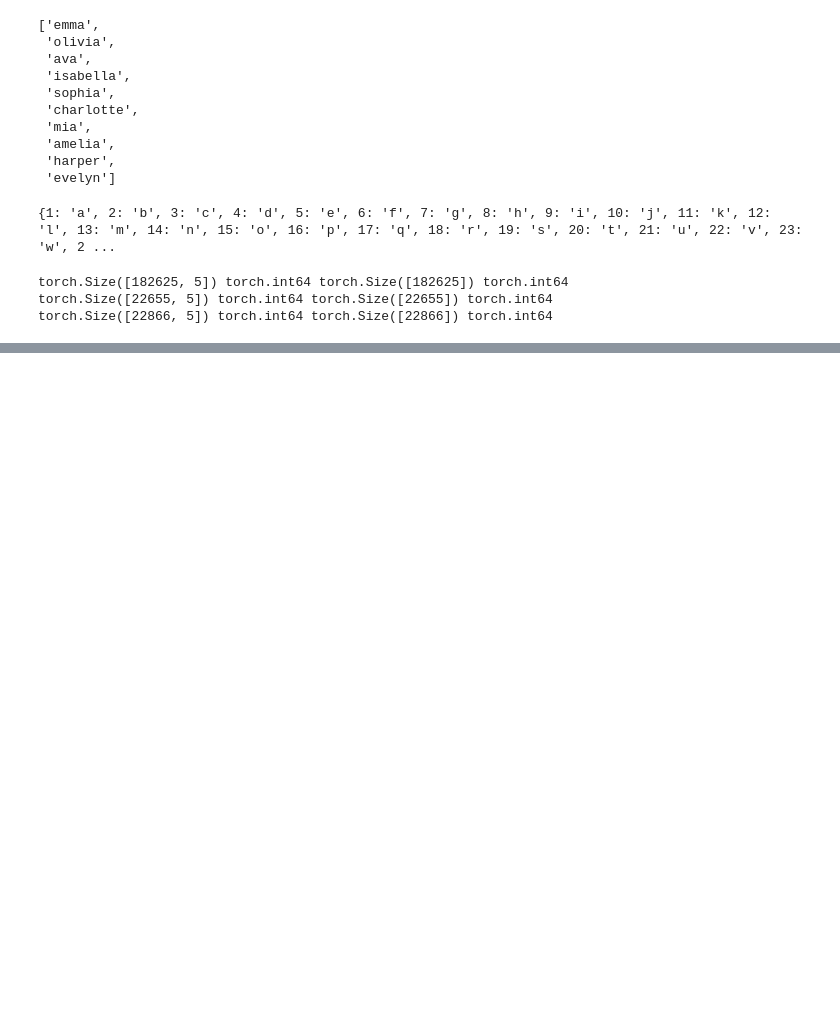
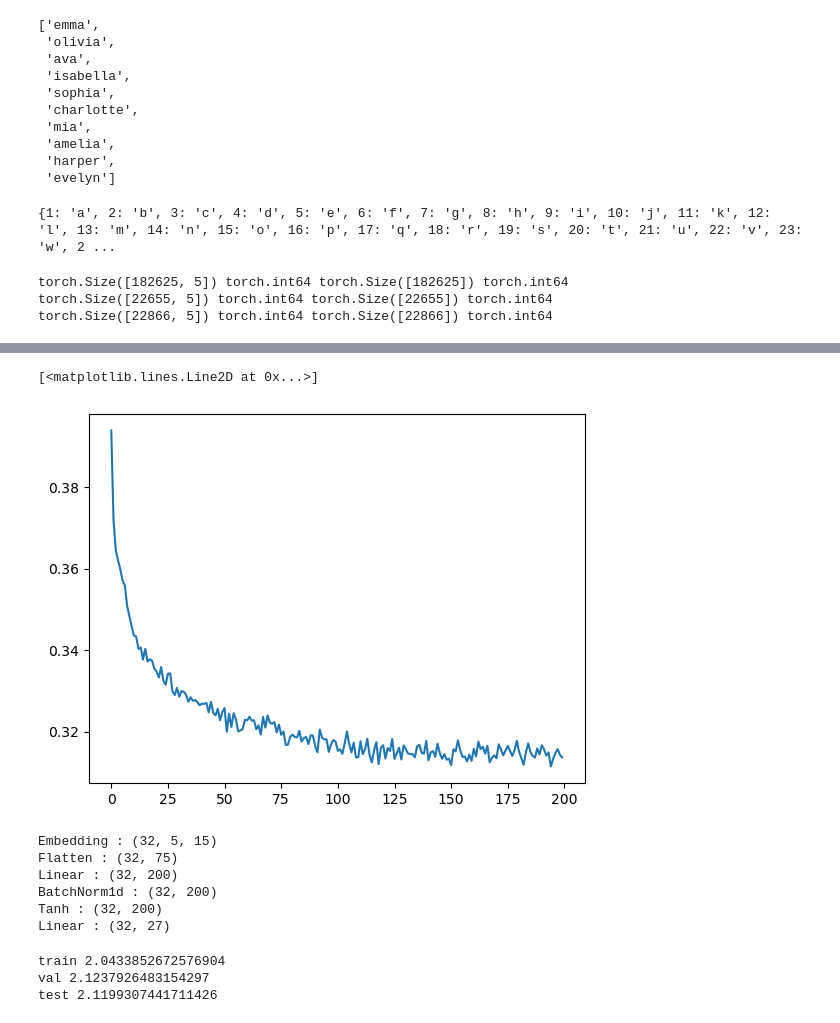
Before and after one commit to Serebroalex/karpathy_nn_course, a Jupyter notebook: MLP_lang.ipynb, the cells around one changed output, grey strips where cells are left out. Saved outputs shown, nothing was run; the diff lists cells and outputs as text; code cells hidden in the pictures; blank space fills up the shorter version.

```diff
--- a/MLP_lang.ipynb
+++ b/MLP_lang.ipynb
@@ -242,0 +225,32 @@ aeleen.
+# %%
+lossi = []
+batch_size = 32
+def train(X, Y, n_epochs = 10000, lr = .1, verbose = True):
+    for i in range(n_epochs):
+        # minibatch construct
+        ix = torch.randint(0, X_train.shape[0], (batch_size,))
+        X_batch, Y_batch = X_train[ix], Y_train[ix]
+
+        # forward pass
+        logits = model(X_batch)
+
+        loss = F.cross_entropy(logits, Y_batch) # compute the loss
+
+        # backward pass
+        for p in model.parameters():
+            p.grad = None
+
+        loss.backward()
+
+        # update
+        lr = lr if i < int(n_epochs/1.5) else lr/10 # lower learning rate for the end of training
+
+        for p in model.parameters():
+            p.data += -lr * p.grad
+
+        # track stats
+        if verbose and i % 10000 == 0: # print the loss every once in a while
+            print(f'{i:7d}/{n_epochs:7d}: {loss.item():.4f}')
+        lossi.append(loss.log10().item())
+
+    print(f'epoch {n_epochs:7d}/{n_epochs:7d}: {loss.item():.4f}')
@@ -242,0 +279,15 @@ aeleen.
+# %%
+plt.plot(torch.tensor(lossi).view(-1,1000).mean(1))
+# %% [output]
+[<matplotlib.lines.Line2D at 0x...>]
+[figure, added]
+# %%
+for layer in model.layers:
+    print(layer.__class__.__name__,':', tuple(layer.out.shape))
+# %% [output]
+Embedding : (32, 5, 15)
+Flatten : (32, 75)
+Linear : (32, 200)
+BatchNorm1d : (32, 200)
+Tanh : (32, 200)
+Linear : (32, 27)
@@ -242,0 +297,19 @@ aeleen.
+# %%
+@torch.no_grad()
+def split_loss(split):
+    x,y = {
+        'train': (X_train, Y_train),
+        'val': (X_val, Y_val),
+        'test': (X_test, Y_test),
+    }[split]
+
+    logits = model(x)
+    loss = F.cross_entropy(logits,y)
+    print(split,loss.item())
+split_loss('train')
+split_loss('val')
+split_loss('test')
+# %% [output]
+train 2.0433852672576904
+val 2.1237926483154297
+test 2.1199307441711426
```
Also changed, not shown: parts of 20 cells of this notebook.
